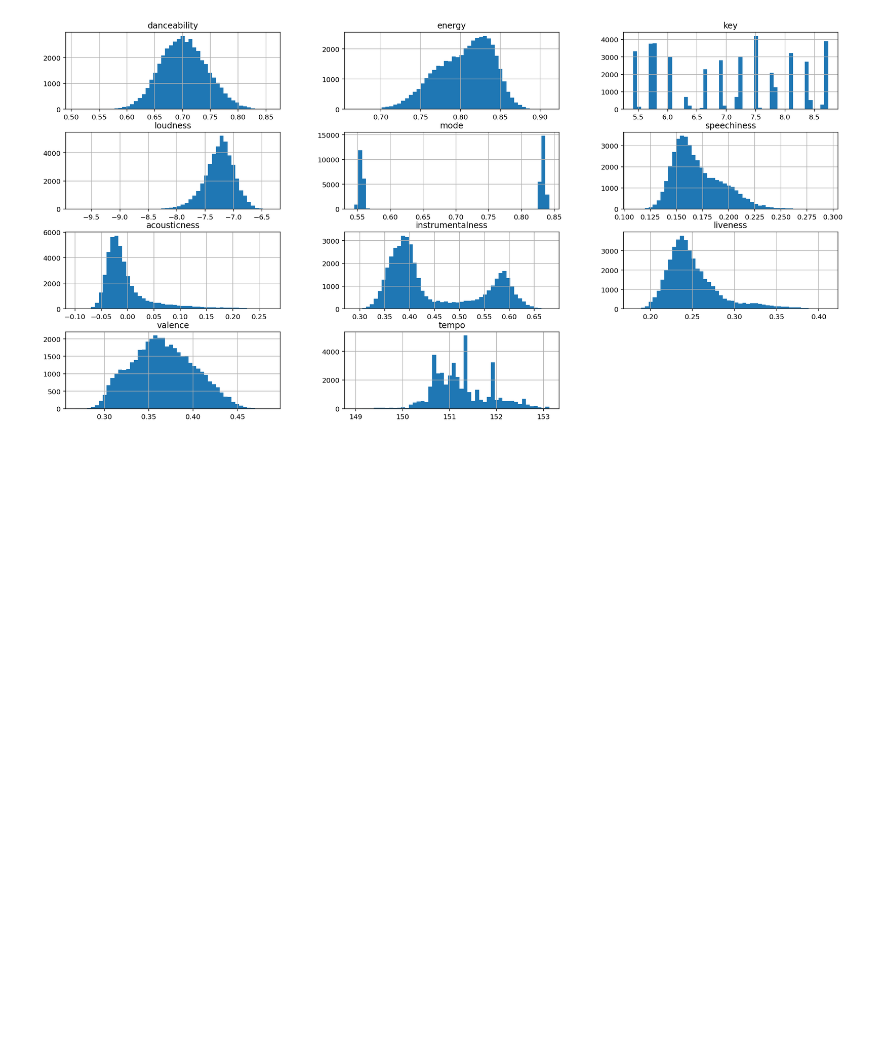
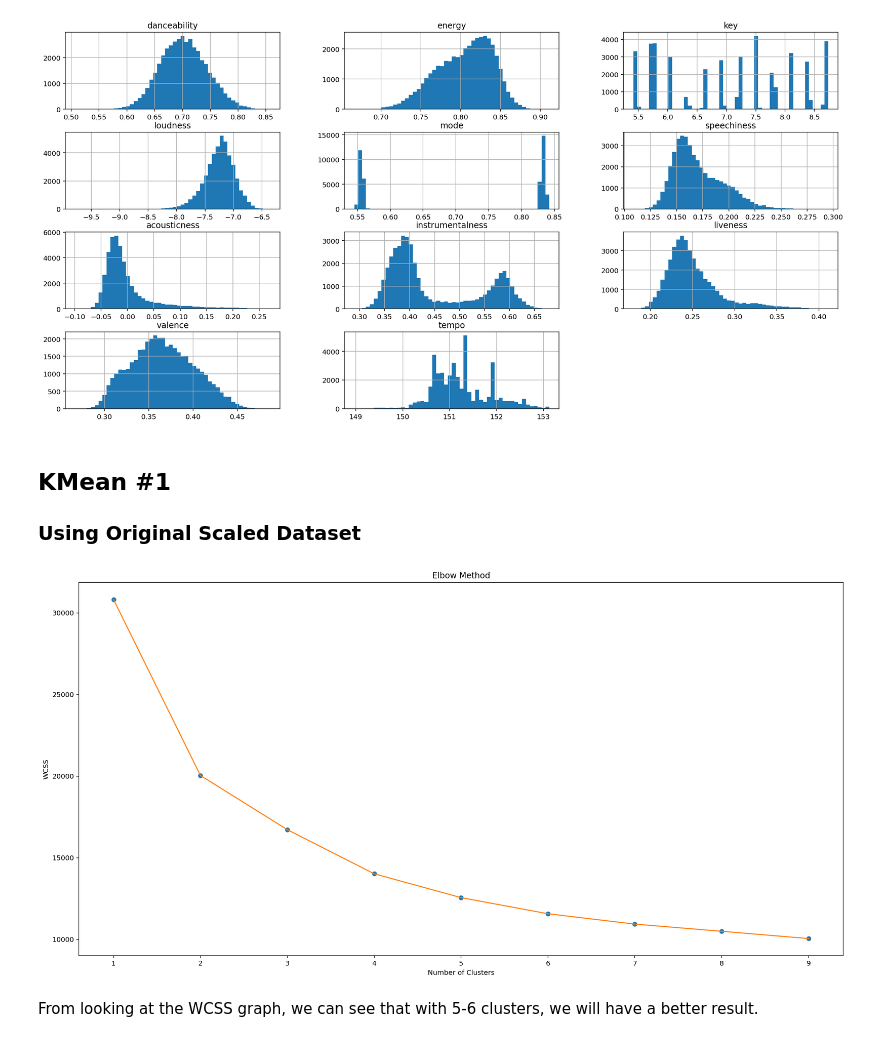
Before and after one commit to t7bui/KMean_Spotify, a Jupyter notebook: Research/research_data.ipynb, the cells around one changed output. Saved outputs shown, nothing was run; the diff lists cells and outputs as text; code cells hidden in the pictures; blank space fills up the shorter version.

Commit message:
applying kmeans

```diff
--- a/Research/research_data.ipynb
+++ b/Research/research_data.ipynb
@@ -54,7 +33,12 @@ columns_cluster = ['danceability', 'energy', 'key', 'loudness', 'mode', 'speechi
 **PCA**
 * Using PCA to reduce dimension
 # %%
+# Scale before PCA
+from sklearn.preprocessing import MinMaxScaler
+scaler = MinMaxScaler()
+
 # Getting columns that we want to find cluster
-clusters_df = spotify_dataset[columns_cluster]
+org_cluster = spotify_dataset[columns_cluster]
+scaled_cluster = pd.DataFrame(scaler.fit_transform(org_cluster))
 # %%
 # Using np.stack to put into matrix form
@@ -207,3 +191,27 @@ plt.show()
 # %% [output]
 Looking at Histogram after running PCA
 [figure]
+# %% [markdown]
+## KMean #1
+
+### Using Original Scaled Dataset
+# %%
+from sklearn.cluster import KMeans
+
+wcss = []
+
+for i in range(1, 10):
+    kmeans = KMeans(n_clusters=i, init='k-means++', random_state=0)
+    kmeans.fit(scaled_cluster)
+    wcss.append(kmeans.inertia_)
+
+plt.plot(range(1, 10), wcss, 'o')
+plt.plot(range(1, 10), wcss, '-')
+plt.title('Elbow Method')
+plt.xlabel('Number of Clusters')
+plt.ylabel('WCSS')
+plt.show()
+# %% [output]
+[figure, added]
+# %% [markdown]
+From looking at the WCSS graph, we can see that with 5-6 clusters, we will have a better result.
```
Also changed, not shown: parts of 20 cells of this notebook.
